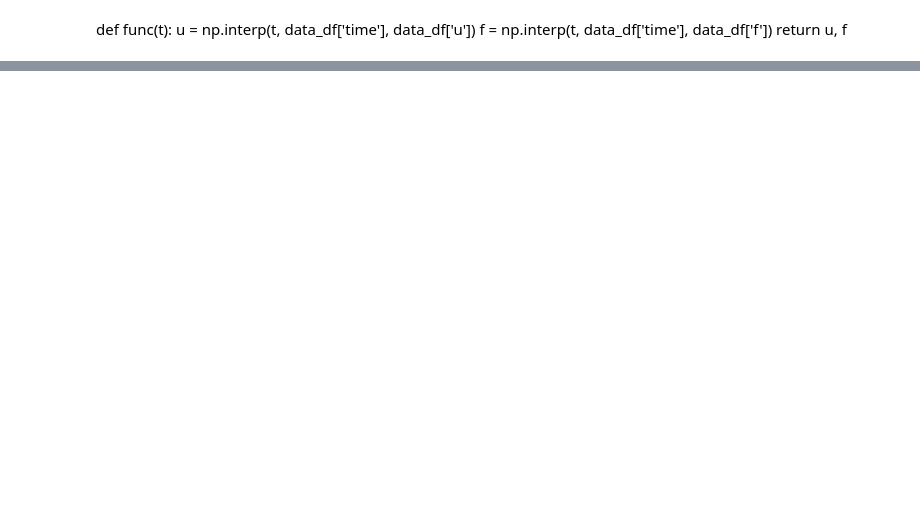
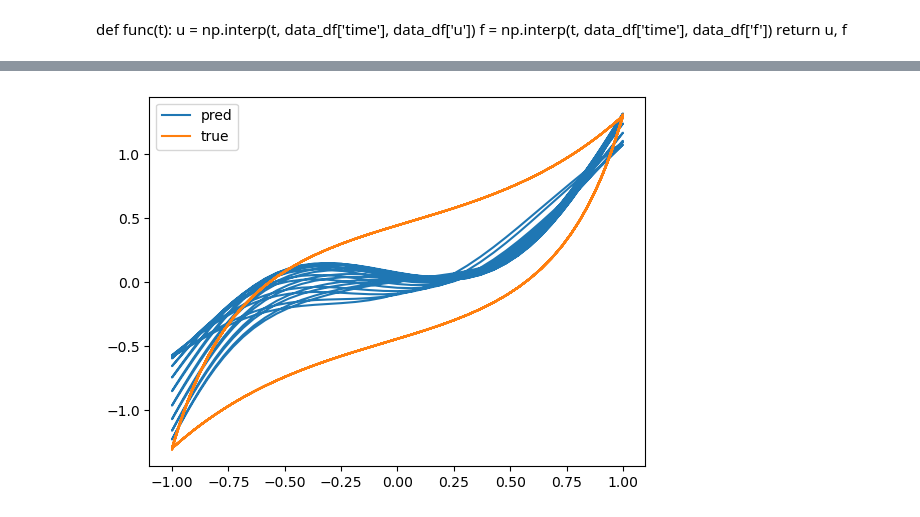
Before and after one commit to Jjineeq/hysteresis_curve, a Jupyter notebook: operator/hysteresis_deepxde.ipynb, the cells around one changed output, grey strips where cells are left out. Drawn from its saved outputs; the diff is of its cells as text; code cells hidden in the pictures; blank space fills up the shorter version.

```diff
--- a/operator/hysteresis_deepxde.ipynb
+++ b/operator/hysteresis_deepxde.ipynb
@@ -88,0 +141,7 @@ plt.plot(model.predict(t))
+# %%
+plt.plot(test_df['u'], model.predict(test_df[['u','time']].values), label = 'pred')
+plt.plot(test_df['u'], test_df['f'].values, label = 'true')
+plt.legend()
+plt.show()
+# %% [output]
+[figure, added]
```
Also changed, not shown: parts of 26 cells of this notebook, 1 other file.
